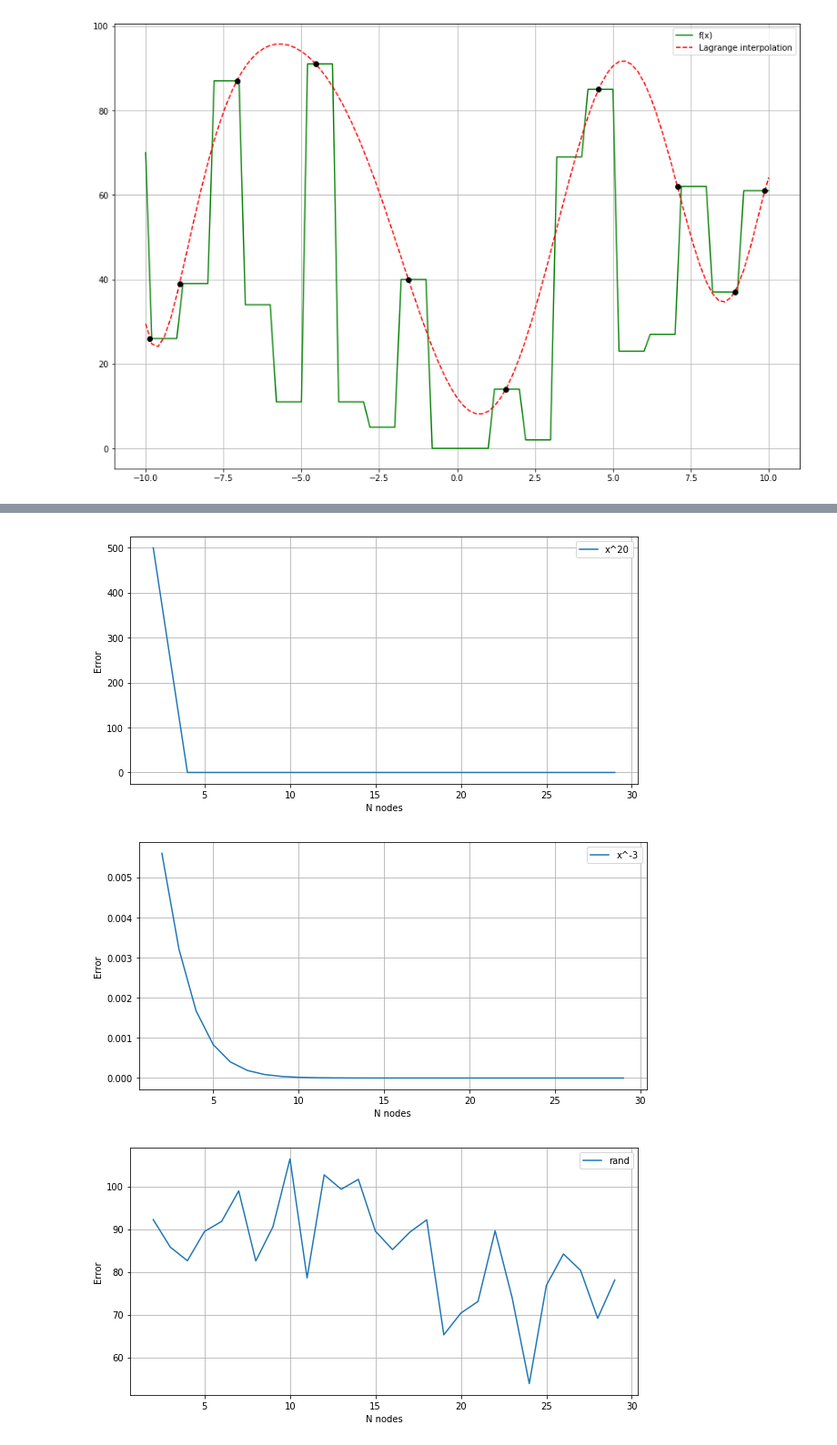
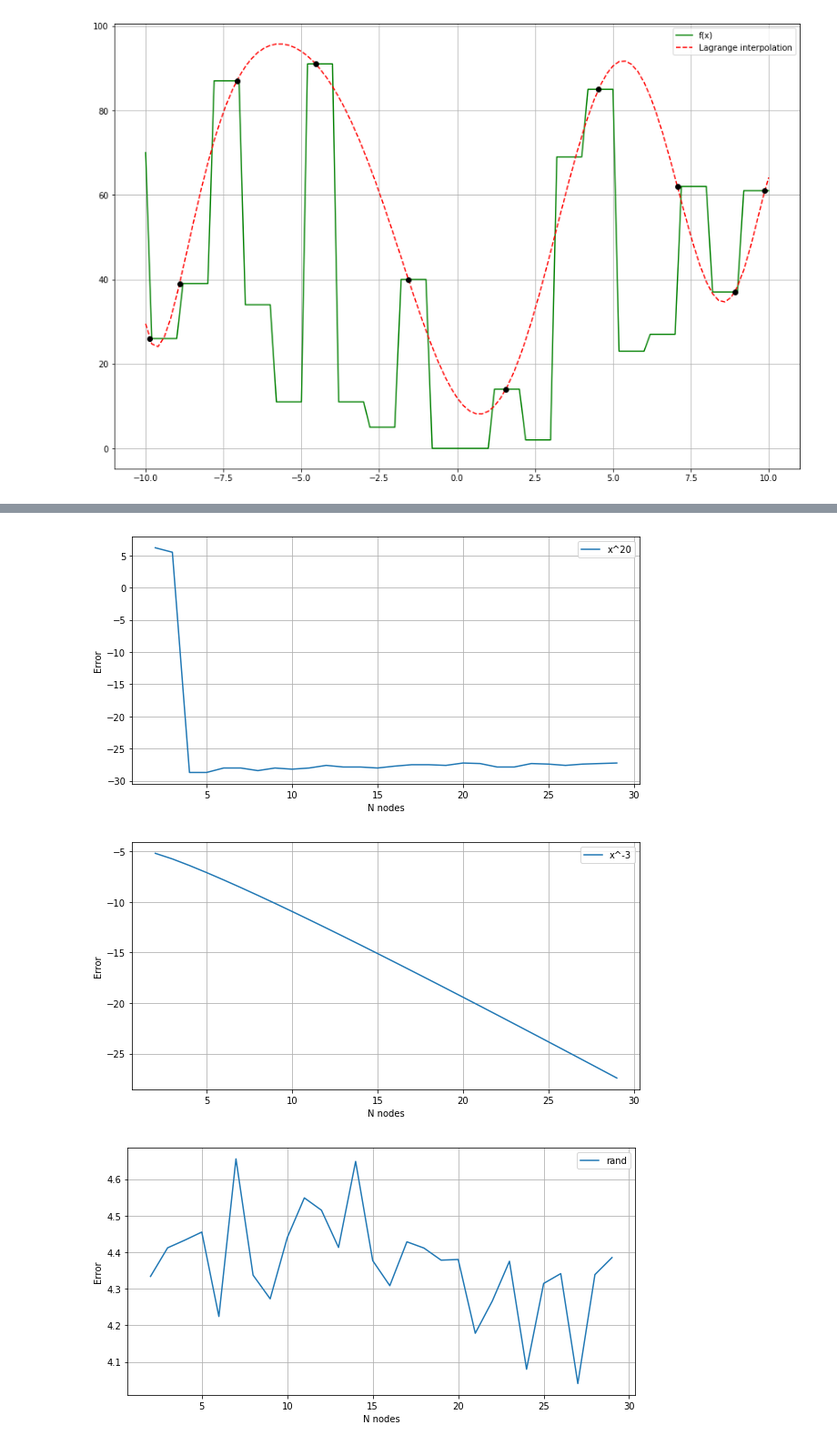
Before and after one commit to ale3otik/CompMathMIPT2017, a Jupyter notebook: task1/solution1.ipynb, the cells around one changed output, grey strips where cells are left out. Shown at 91% size. Drawn from its saved outputs; the diff is of its cells as text; code cells hidden in the pictures.

```diff
--- a/task1/solution1.ipynb
+++ b/task1/solution1.ipynb
@@ -132,7 +132,7 @@ for f,name in zip(functions, fnames):
     plt.grid(True)
     plt.xlabel('N nodes')
     plt.ylabel('Error')
-    plt.plot(N, errors, label=name)
+    plt.plot(N, np.log(errors), label=name)
     plt.legend(loc='best')
     plt.show()
 # %% [output]
@@ -140,3 +140,3 @@ for f,name in zip(functions, fnames):
-[figure, old version]
+[figure, new version]
-[figure, old version]
+[figure, new version]
-[figure, old version]
+[figure, new version]
```
Also changed, not shown: parts of 1 cell of this notebook, 1 other file.
